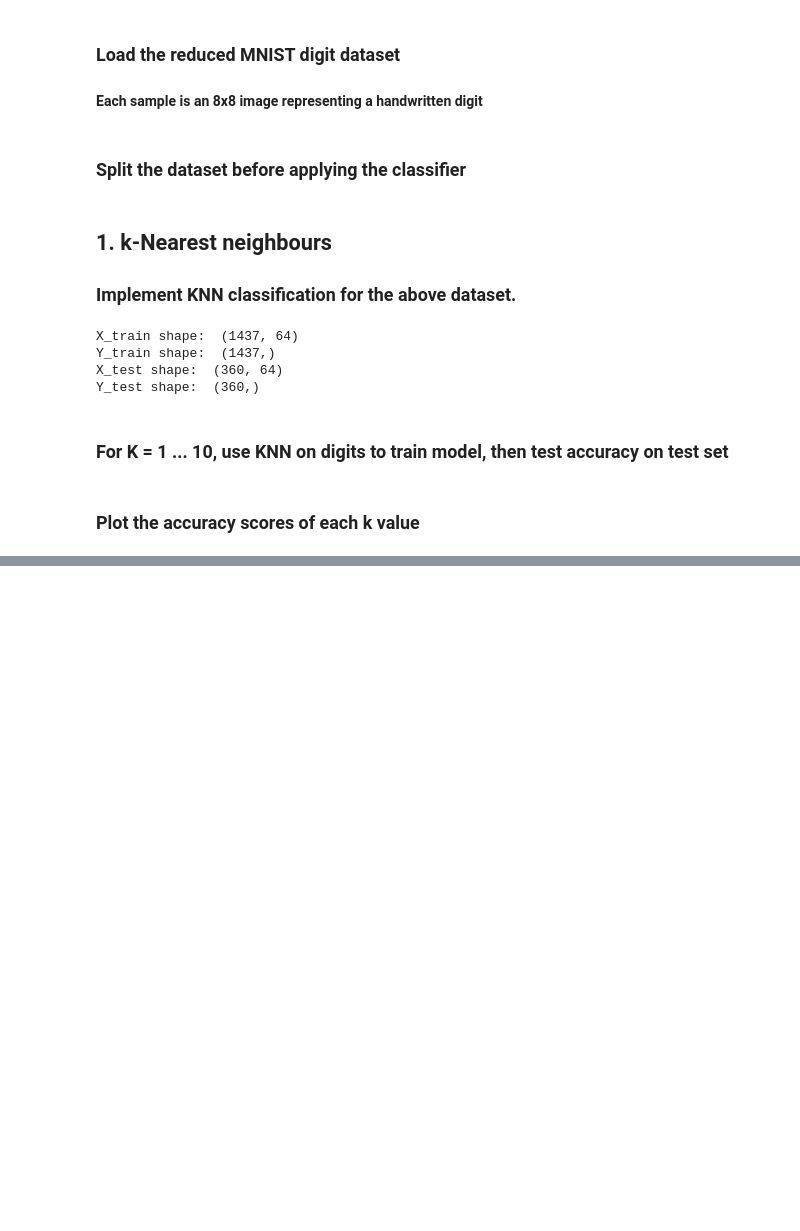
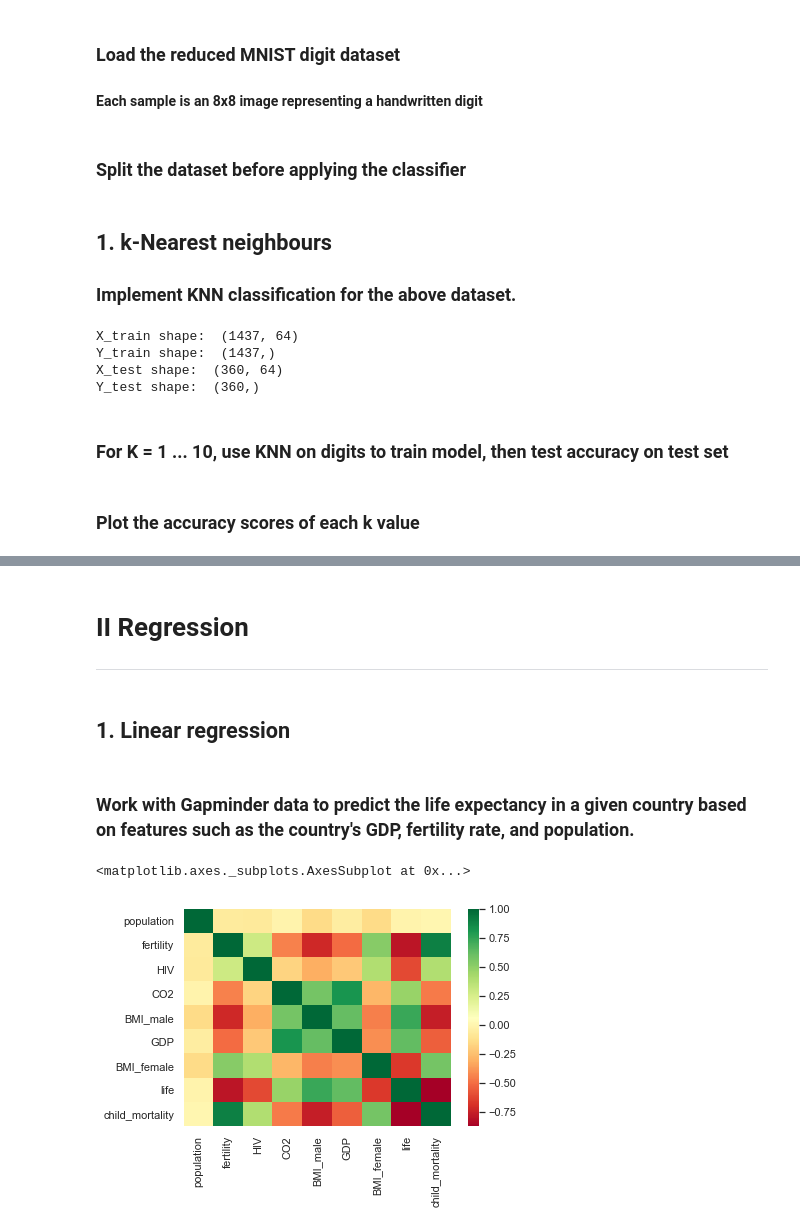
Before and after one commit to RustyBlewitt/BigData, a Jupyter notebook: week3/week3.ipynb, the cells around one changed output, grey strips where cells are left out. Drawn from its saved outputs; the diff is of its cells as text; code cells hidden in the pictures; blank space fills up the shorter version.

```diff
--- a/week3/week3.ipynb
+++ b/week3/week3.ipynb
@@ -63,0 +228,16 @@ plt.legend()
+# %% [markdown]
+# II Regression
+__________________________________________________________________________________________________________________
+# %% [markdown]
+## 1. Linear regression
+# %% [markdown]
+### Work with Gapminder data to predict the life expectancy in a given country based on features such as the country's GDP, fertility rate, and population.
+# %%
+import pandas as pd
+gapminder = pd.read_csv('gapminder.csv')
+gapminder.head()
+
+sns.heatmap(gapminder.corr(), cmap="RdYlGn")
+# %% [output]
+<matplotlib.axes._subplots.AxesSubplot at 0x...>
+[figure, added]
```
Also changed, not shown: parts of 32 cells of this notebook.
